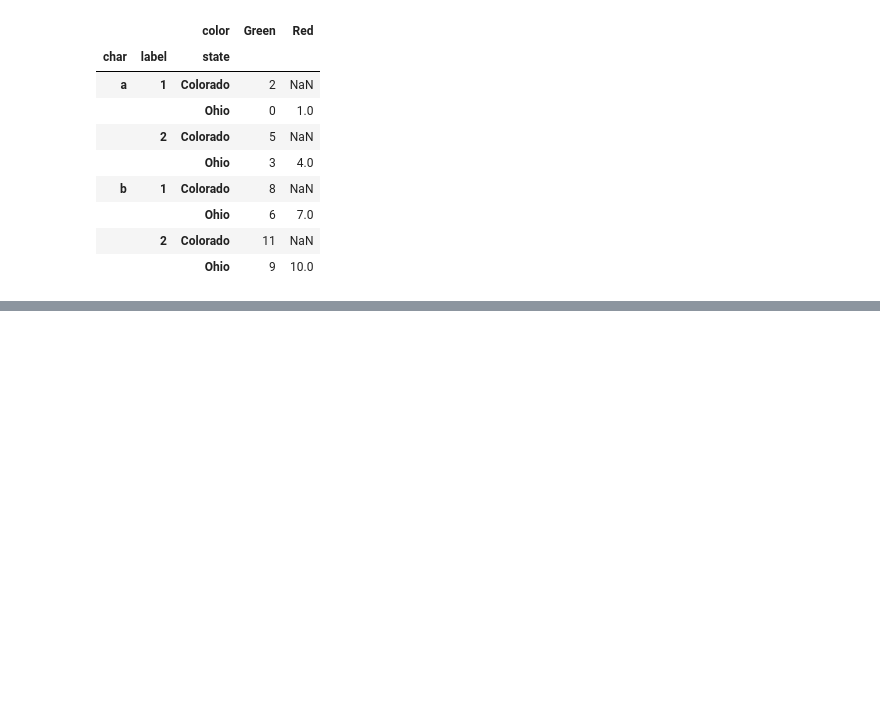
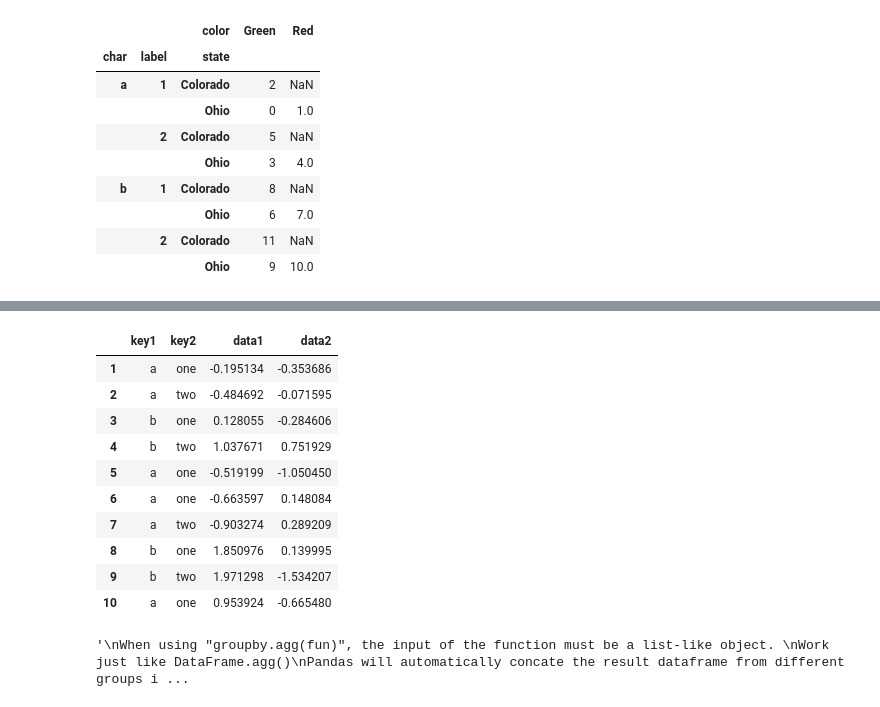
Before and after one commit to chienchunliao/Python-Materials, a Jupyter notebook: pandas_advanced/Pandas Advanced.ipynb, the cells around one changed output, grey strips where cells are left out. Saved outputs shown, nothing was run; the diff lists cells and outputs as text; code cells hidden in the pictures; blank space fills up the shorter version.

```diff
--- a/pandas_advanced/Pandas Advanced.ipynb
+++ b/pandas_advanced/Pandas Advanced.ipynb
@@ -148,0 +291,37 @@ TypeError: DataFrame.pivot() takes 1 positional argument but 4 were given
+# %%
+"""
+Step 2. Applying method on every group, and get the result
+    We can use some functions already optimized:
+        1. count()
+        2. sum()
+        3. mean()
+        4. median()
+        5. std(), var()
+        6. min(), max()
+        7. prod()
+        8. fist(), last()
+    or all other series or dataframe function:
+        1. descripe()
+    or any user-defined function, using "apply" and "aggregate"
+    We can even apply serval methods on one columns, apply different method on different column, or both.
+"""
+df = pd.DataFrame({'key1':['a', 'a', 'b', 'b', 'a', 'a', 'a', 'b', 'b', 'a'],
+                   'key2':['one', 'two', 'one', 'two', 'one', 'one', 'two', 'one', 'two', 'one'],
+                   'data1': np.random.randn(10),
+                   'data2': np.random.randn(10)},
+                  index=range(1,11))
+grouped_key1 = df.groupby('key1')
+# %%
+df
+# %% [output]
+|  | key1 | key2 | data1 | data2 |
+| 1 | a | one | -0.195134 | -0.353686 |
+| 2 | a | two | -0.484692 | -0.071595 |
+| 3 | b | one | 0.128055 | -0.284606 |
+| 4 | b | two | 1.037671 | 0.751929 |
+| 5 | a | one | -0.519199 | -1.050450 |
+| 6 | a | one | -0.663597 | 0.148084 |
+| 7 | a | two | -0.903274 | 0.289209 |
+| 8 | b | one | 1.850976 | 0.139995 |
+| 9 | b | two | 1.971298 | -1.534207 |
+| 10 | a | one | 0.953924 | -0.665480 |
@@ -148,0 +367,9 @@ TypeError: DataFrame.pivot() takes 1 positional argument but 4 were given
+# %%
+## Using user-defined functions: groupby.aggregate(agg)
+"""
+When using "groupby.agg(fun)", the input of the function must be a list-like object.
+Work just like DataFrame.agg()
+Pandas will automatically concate the result dataframe from different groups into a big final dataframe.
+"""
+# %% [output]
+'\nWhen using "groupby.agg(fun)", the input of the function must be a list-like object. \nWork just like DataFrame.agg()\nPandas will automatically concate the result dataframe from different groups i ...
```
Also changed, not shown: parts of 13 cells of this notebook.
